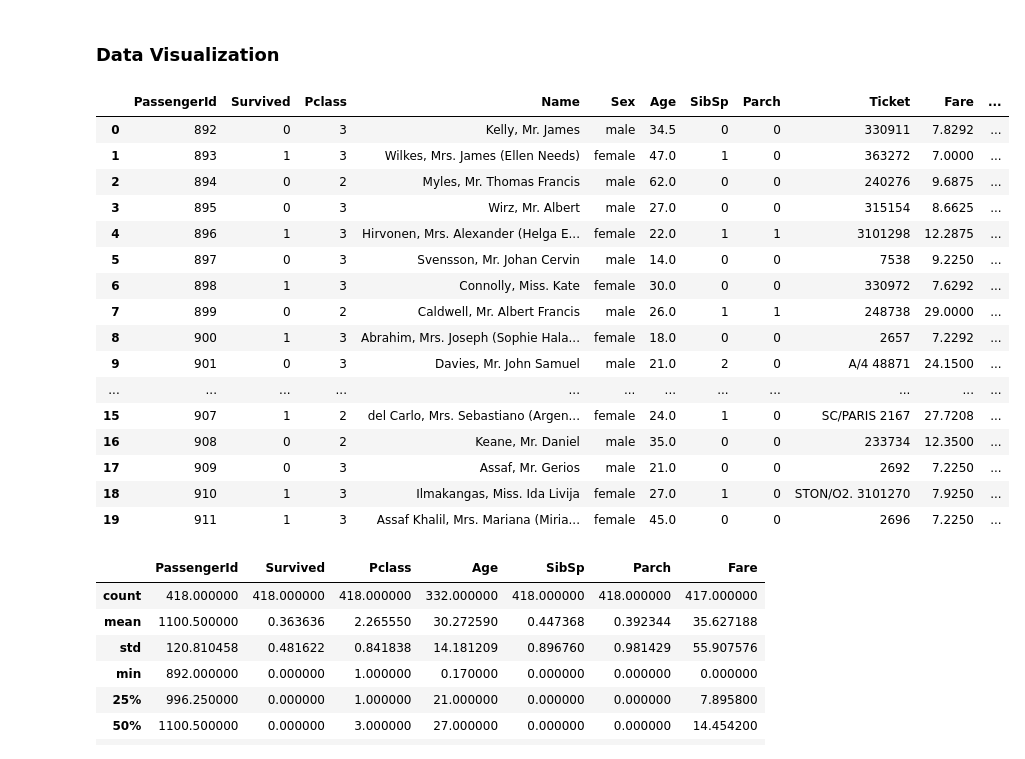
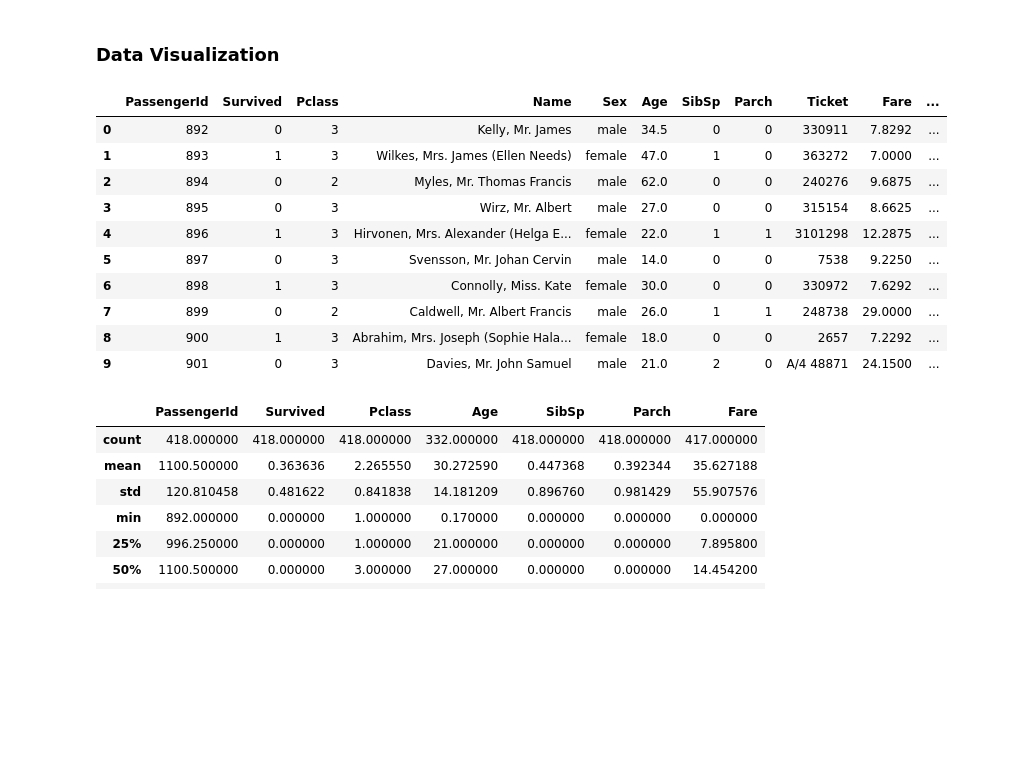
Before and after one commit to braiso-22/titanic-clasificacion, a Jupyter notebook: Titanic.ipynb, the cells around one changed output. Saved outputs shown, nothing was run; the diff lists cells and outputs as text; code cells hidden in the pictures; blank space fills up the shorter version.

```diff
--- a/Titanic.ipynb
+++ b/Titanic.ipynb
@@ -22,25 +27,19 @@ df_copy = df.copy()
 # %% [markdown]
 ### Data Visualization
 # %%
-df.head(20)
+df.head(10)
 # %% [output]
 |  | PassengerId | Survived | Pclass | Name | Sex | Age | SibSp | Parch | Ticket | Fare | ... |
 | 0 | 892 | 0 | 3 | Kelly, Mr. James | male | 34.5 | 0 | 0 | 330911 | 7.8292 | ... |
 | 1 | 893 | 1 | 3 | Wilkes, Mrs. James (Ellen Needs) | female | 47.0 | 1 | 0 | 363272 | 7.0000 | ... |
 | 2 | 894 | 0 | 2 | Myles, Mr. Thomas Francis | male | 62.0 | 0 | 0 | 240276 | 9.6875 | ... |
 | 3 | 895 | 0 | 3 | Wirz, Mr. Albert | male | 27.0 | 0 | 0 | 315154 | 8.6625 | ... |
 | 4 | 896 | 1 | 3 | Hirvonen, Mrs. Alexander (Helga E... | female | 22.0 | 1 | 1 | 3101298 | 12.2875 | ... |
 | 5 | 897 | 0 | 3 | Svensson, Mr. Johan Cervin | male | 14.0 | 0 | 0 | 7538 | 9.2250 | ... |
 | 6 | 898 | 1 | 3 | Connolly, Miss. Kate | female | 30.0 | 0 | 0 | 330972 | 7.6292 | ... |
 | 7 | 899 | 0 | 2 | Caldwell, Mr. Albert Francis | male | 26.0 | 1 | 1 | 248738 | 29.0000 | ... |
 | 8 | 900 | 1 | 3 | Abrahim, Mrs. Joseph (Sophie Hala... | female | 18.0 | 0 | 0 | 2657 | 7.2292 | ... |
 | 9 | 901 | 0 | 3 | Davies, Mr. John Samuel | male | 21.0 | 2 | 0 | A/4 48871 | 24.1500 | ... |
-| ... | ... | ... | ... | ... | ... | ... | ... | ... | ... | ... | ... |
-| 15 | 907 | 1 | 2 | del Carlo, Mrs. Sebastiano (Argen... | female | 24.0 | 1 | 0 | SC/PARIS 2167 | 27.7208 | ... |
-| 16 | 908 | 0 | 2 | Keane, Mr. Daniel | male | 35.0 | 0 | 0 | 233734 | 12.3500 | ... |
-| 17 | 909 | 0 | 3 | Assaf, Mr. Gerios | male | 21.0 | 0 | 0 | 2692 | 7.2250 | ... |
-| 18 | 910 | 1 | 3 | Ilmakangas, Miss. Ida Livija | female | 27.0 | 1 | 0 | STON/O2. 3101270 | 7.9250 | ... |
-| 19 | 911 | 1 | 3 | Assaf Khalil, Mrs. Mariana (Miria... | female | 45.0 | 0 | 0 | 2696 | 7.2250 | ... |
 # %%
 df.describe()
 # %% [output]
```
Also changed, not shown: parts of 6 cells of this notebook.
